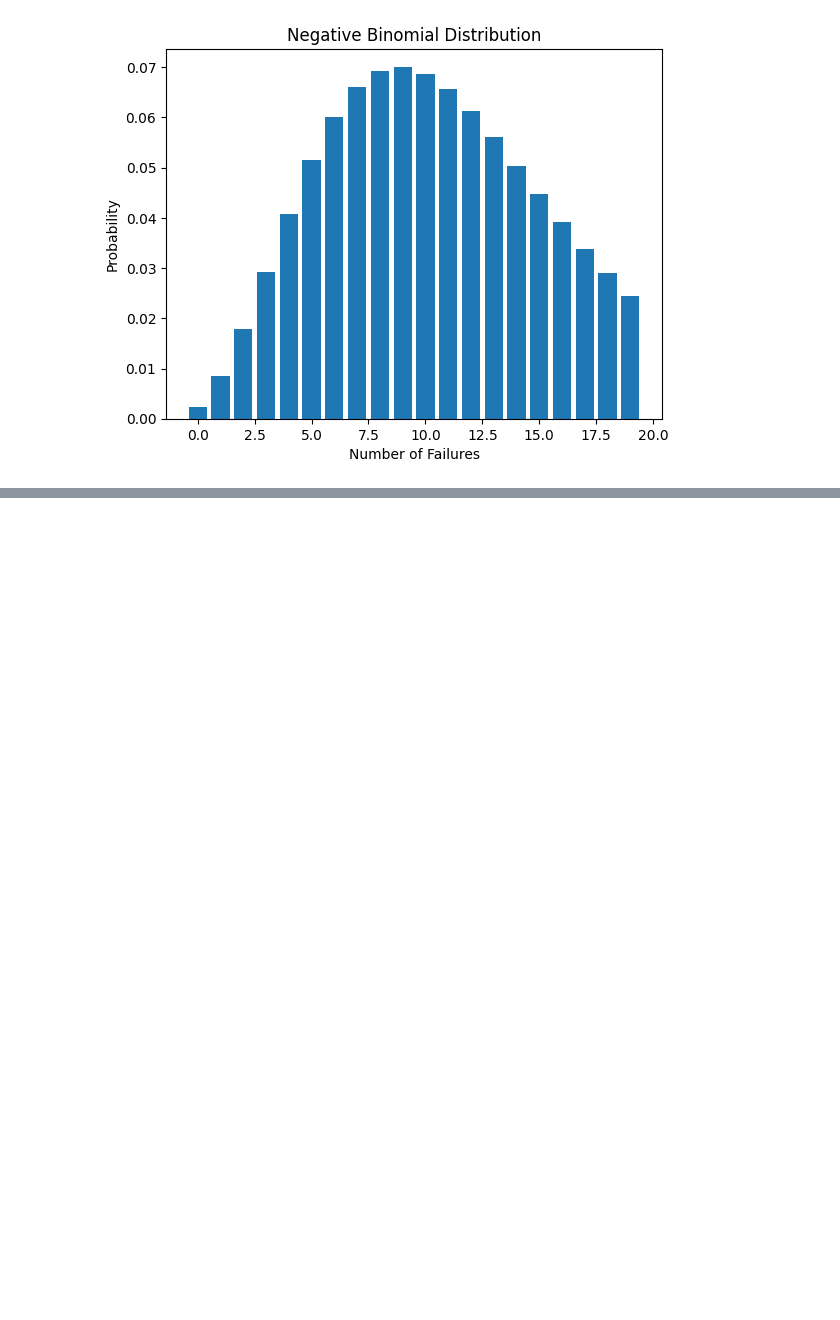
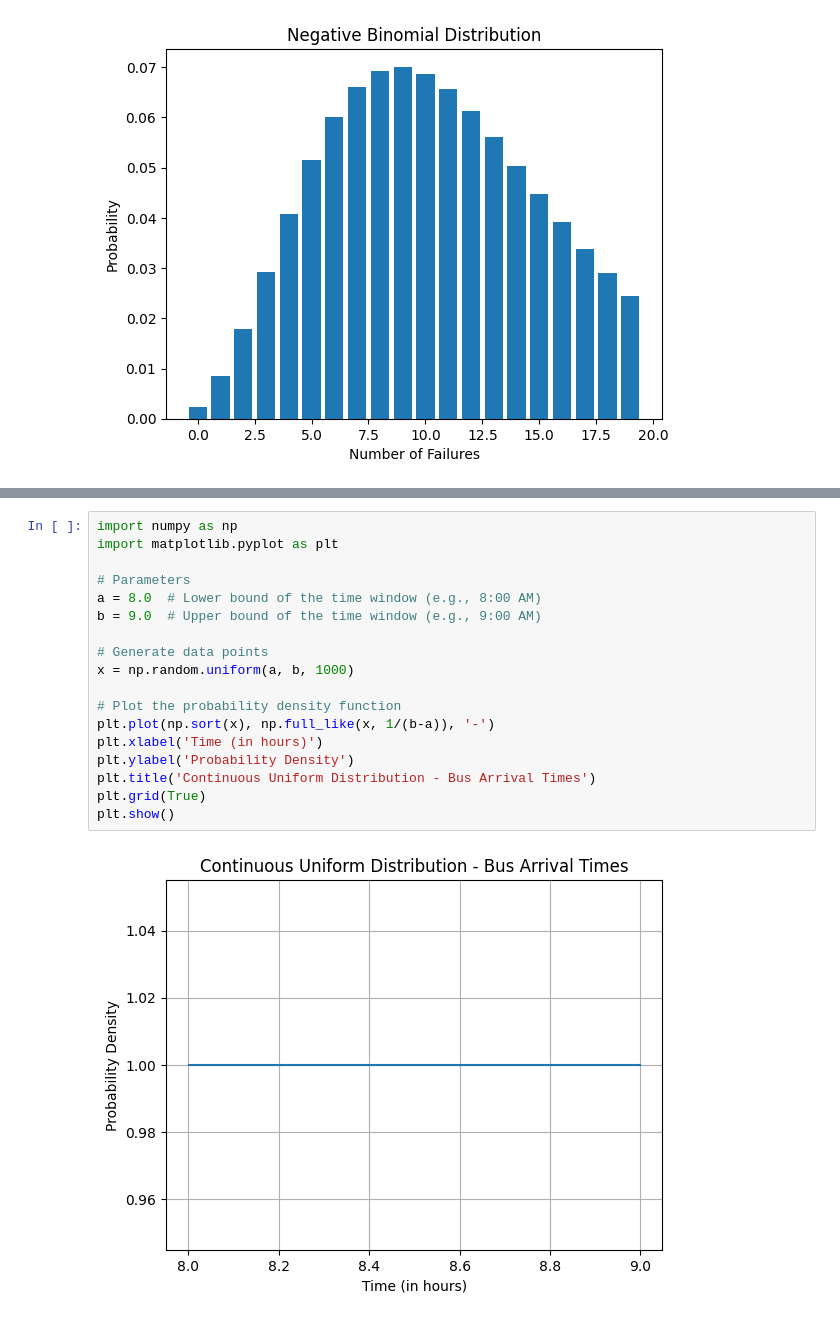
Before and after one commit to HasancanCakicioglu/Medium_Posts, a Jupyter notebook: Probability_Distributions.ipynb, the cells around one changed output, grey strips where cells are left out. Saved outputs shown, nothing was run; the diff lists cells and outputs as text; blank space fills up the shorter version.

```diff
--- a/Probability_Distributions.ipynb
+++ b/Probability_Distributions.ipynb
@@ -171,0 +203,20 @@ plt.show()
+# %%
+import numpy as np
+import matplotlib.pyplot as plt
+
+# Parameters
+a = 8.0  # Lower bound of the time window (e.g., 8:00 AM)
+b = 9.0  # Upper bound of the time window (e.g., 9:00 AM)
+
+# Generate data points
+x = np.random.uniform(a, b, 1000)
+
+# Plot the probability density function
+plt.plot(np.sort(x), np.full_like(x, 1/(b-a)), '-')
+plt.xlabel('Time (in hours)')
+plt.ylabel('Probability Density')
+plt.title('Continuous Uniform Distribution - Bus Arrival Times')
+plt.grid(True)
+plt.show()
+# %% [output]
+[figure, added]
```
Also changed, not shown: parts of 7 cells of this notebook.
